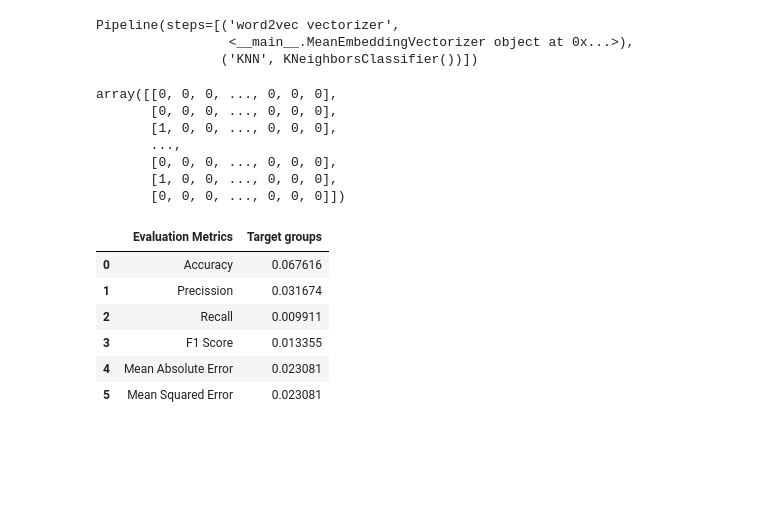
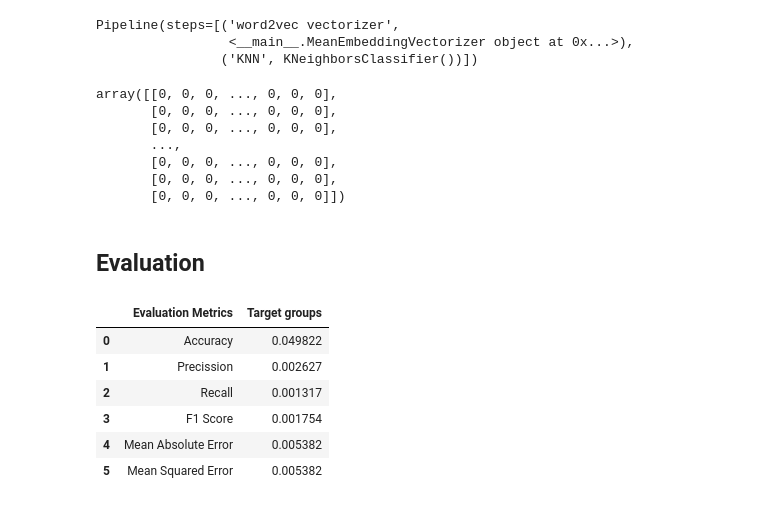
Before and after one commit to meaningfy-ws/sem-covid, a Jupyter notebook: notebooks/pwdb/algorithms/KNN/target_groups.ipynb, the cells around one changed output. Saved outputs shown, nothing was run; the diff lists cells and outputs as text; code cells hidden in the pictures; blank space fills up the shorter version.

```diff
--- a/notebooks/pwdb/algorithms/KNN/target_groups.ipynb
+++ b/notebooks/pwdb/algorithms/KNN/target_groups.ipynb
@@ -44,5 +50,5 @@ df.head()
 # %%
-# Idependent data
-columns = df['Concatinated Data (clean)']
+# Independent data
+columns = df['Concatenated Data (clean)']
 # Label data
 target_groups = df[df.columns[4:]]
@@ -79,19 +91,21 @@ knn_w2v = Pipeline([
 X_train, X_test, y_train, y_test = train_test_split(
     columns, target_groups, random_state=42, test_size=0.3, shuffle=True)
-# %%
-knn_w2v.fit(X_train, y_train)
-# %% [output]
-Pipeline(steps=[('word2vec vectorizer',
-                 <__main__.MeanEmbeddingVectorizer object at 0x...>),
-                ('KNN', KNeighborsClassifier())])
+# %%
+# Fit KNN model with out train data
+knn_w2v.fit(X_train, y_train)
+# %% [output]
+Pipeline(steps=[('word2vec vectorizer',
+                 <__main__.MeanEmbeddingVectorizer object at 0x...>),
+                ('KNN', KNeighborsClassifier())])
 # %%
+# KNN prediction based on test data
 prediction = knn_w2v.predict(X_test)
 prediction
 # %% [output]
 array([[0, 0, 0, ..., 0, 0, 0],
        [0, 0, 0, ..., 0, 0, 0],
-       [1, 0, 0, ..., 0, 0, 0],
+       [0, 0, 0, ..., 0, 0, 0],
        ...,
        [0, 0, 0, ..., 0, 0, 0],
-       [1, 0, 0, ..., 0, 0, 0],
+       [0, 0, 0, ..., 0, 0, 0],
        [0, 0, 0, ..., 0, 0, 0]])
@@ -122,11 +112,12 @@ class EvaluationMetrics:
+# %% [markdown]
+## Evaluation
 # %%
-evaluate = EvaluationMetrics(y_test, prediction)
-evaluate.evaluation("Target groups")
+model_evaluation_metrics(y_test, prediction, 'Target groups')
 # %% [output]
 |  | Evaluation Metrics | Target groups |
-| 0 | Accuracy | 0.067616 |
-| 1 | Precission | 0.031674 |
-| 2 | Recall | 0.009911 |
-| 3 | F1 Score | 0.013355 |
-| 4 | Mean Absolute Error | 0.023081 |
-| 5 | Mean Squared Error | 0.023081 |
+| 0 | Accuracy | 0.049822 |
+| 1 | Precission | 0.002627 |
+| 2 | Recall | 0.001317 |
+| 3 | F1 Score | 0.001754 |
+| 4 | Mean Absolute Error | 0.005382 |
+| 5 | Mean Squared Error | 0.005382 |
```
Also changed, not shown: parts of 7 cells of this notebook, 5 other files.
